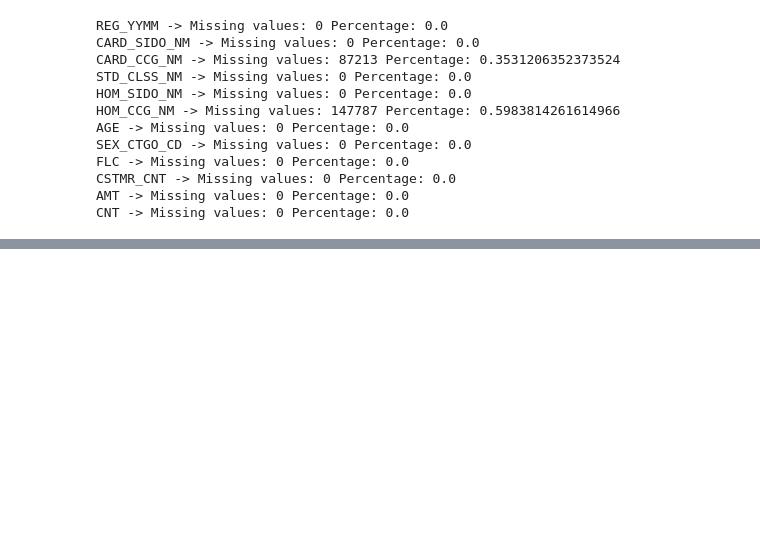
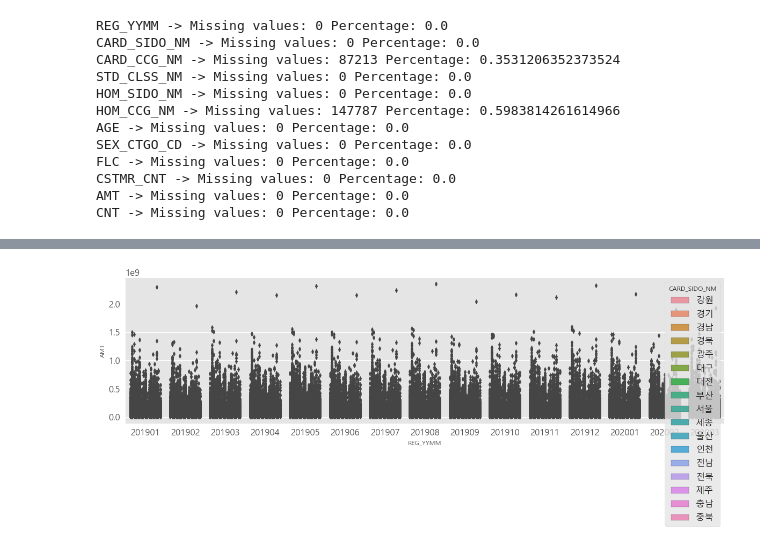
Before and after one commit to Hinterhalter/Jeju-Card-Use-Predict, a Jupyter notebook: Jeju_EDA.ipynb, the cells around one changed output, grey strips where cells are left out. Cells and saved outputs as stored; diff of their text form; code cells hidden in the pictures; blank space fills up the shorter version.

```diff
--- a/Jeju_EDA.ipynb
+++ b/Jeju_EDA.ipynb
@@ -93,0 +132,11 @@ CNT -> Missing values: 0 Percentage: 0.0
+# %%
+plt.figure(figsize=(20,5))
+sns.boxplot(x = 'REG_YYMM',
+           y = 'AMT',
+           hue = 'CARD_SIDO_NM', # 그룹바이의 역할
+           data = df,
+           linewidth=0.5,
+           whis = 3)
+plt.show()
+# %% [output]
+[figure, added]
```
Also changed, not shown: parts of 10 cells of this notebook.
